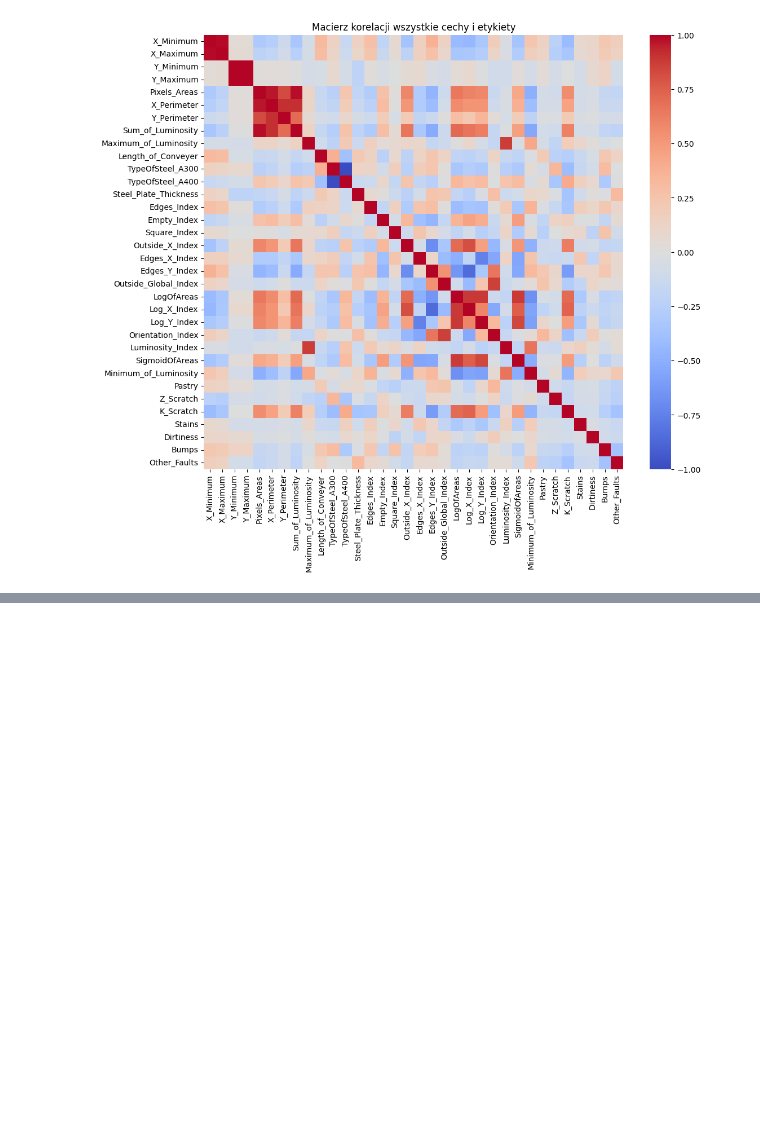
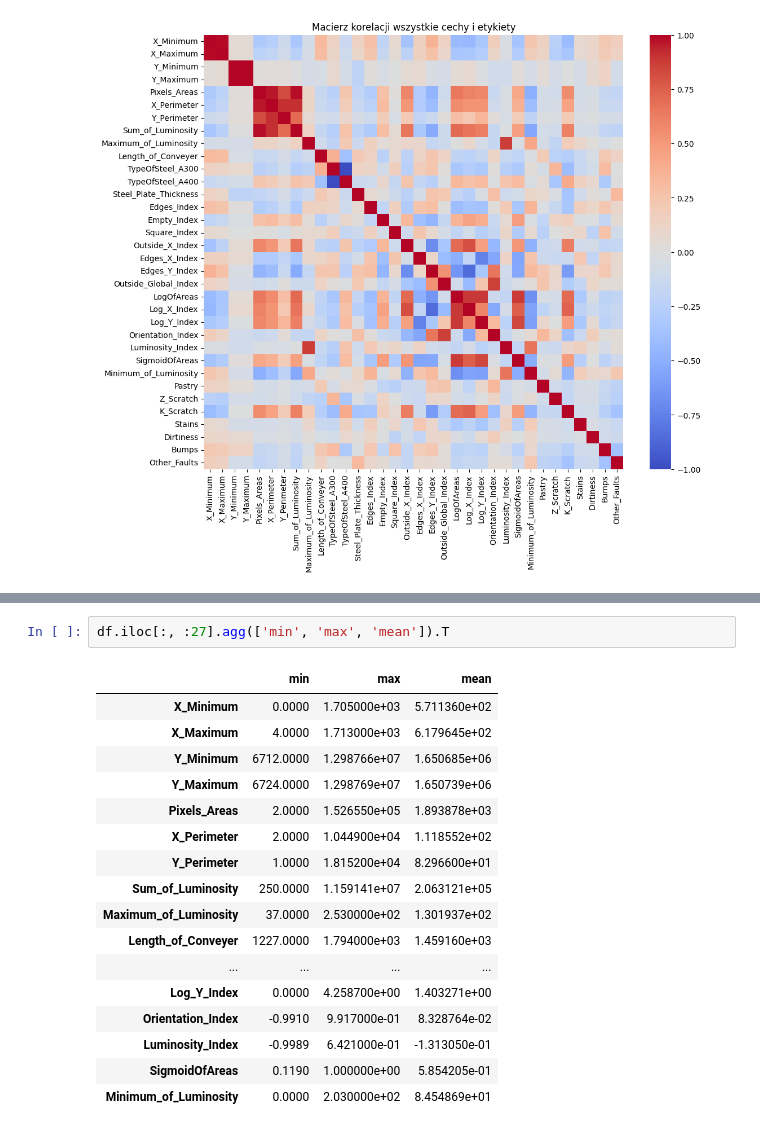
Before and after one commit to mcwynar/SI_projekt_pytorch, a Jupyter notebook: OpisZbioruDanych.ipynb, the cells around one changed output, grey strips where cells are left out. Drawn from its saved outputs; the diff is of its cells as text; blank space fills up the shorter version.

```diff
--- a/OpisZbioruDanych.ipynb
+++ b/OpisZbioruDanych.ipynb
@@ -225,0 +334,20 @@ plt.show()
+# %%
+df.iloc[:, :27].agg(['min', 'max', 'mean']).T
+# %% [output]
+|  | min | max | mean |
+| X_Minimum | 0.0000 | 1.705000e+03 | 5.711360e+02 |
+| X_Maximum | 4.0000 | 1.713000e+03 | 6.179645e+02 |
+| Y_Minimum | 6712.0000 | 1.298766e+07 | 1.650685e+06 |
+| Y_Maximum | 6724.0000 | 1.298769e+07 | 1.650739e+06 |
+| Pixels_Areas | 2.0000 | 1.526550e+05 | 1.893878e+03 |
+| X_Perimeter | 2.0000 | 1.044900e+04 | 1.118552e+02 |
+| Y_Perimeter | 1.0000 | 1.815200e+04 | 8.296600e+01 |
+| Sum_of_Luminosity | 250.0000 | 1.159141e+07 | 2.063121e+05 |
+| Maximum_of_Luminosity | 37.0000 | 2.530000e+02 | 1.301937e+02 |
+| Length_of_Conveyer | 1227.0000 | 1.794000e+03 | 1.459160e+03 |
+| ... | ... | ... | ... |
+| Log_Y_Index | 0.0000 | 4.258700e+00 | 1.403271e+00 |
+| Orientation_Index | -0.9910 | 9.917000e-01 | 8.328764e-02 |
+| Luminosity_Index | -0.9989 | 6.421000e-01 | -1.313050e-01 |
+| SigmoidOfAreas | 0.1190 | 1.000000e+00 | 5.854205e-01 |
+| Minimum_of_Luminosity | 0.0000 | 2.030000e+02 | 8.454869e+01 |
```
Also changed, not shown: parts of 13 cells of this notebook, 4 other files.
